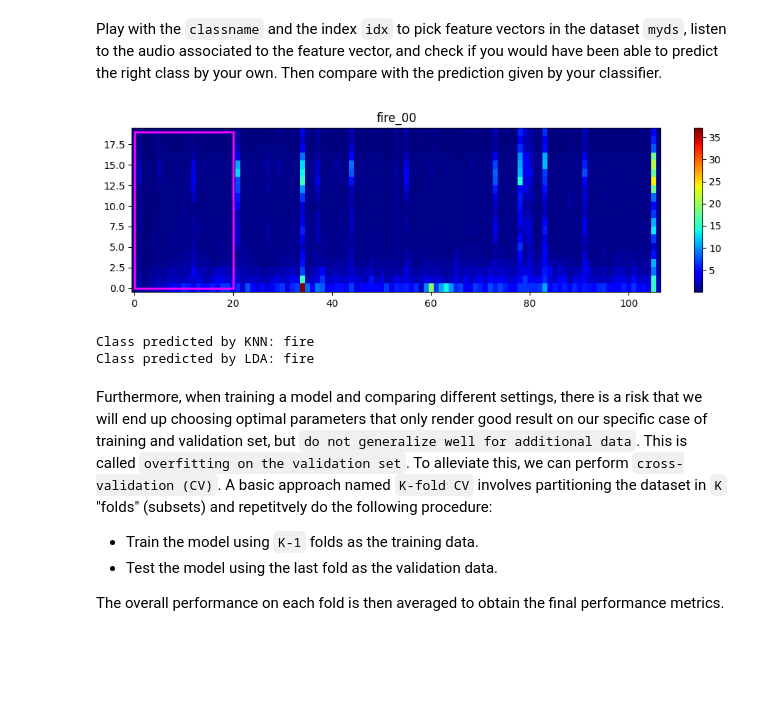
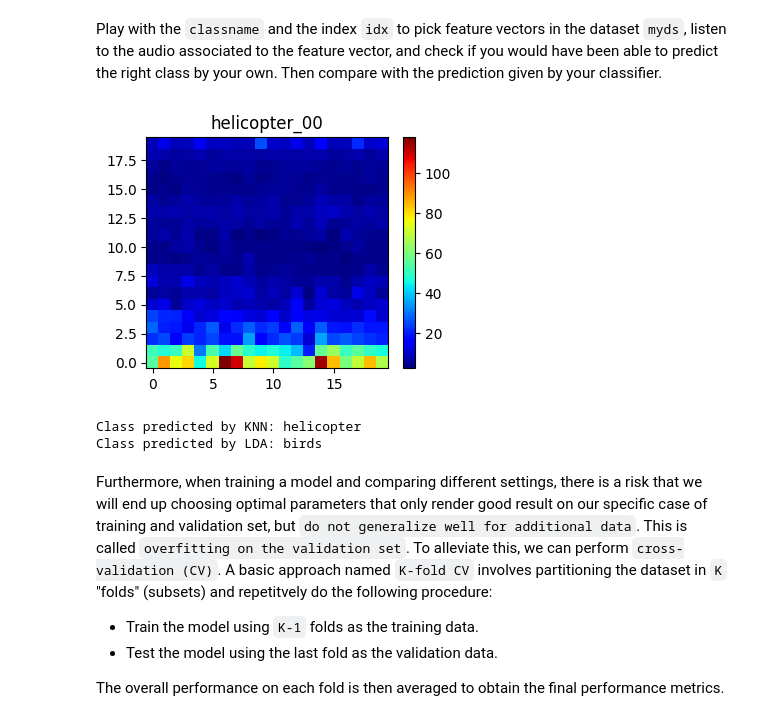
Before and after one commit to nderumier/LELEC210X, a Jupyter notebook: classification/h5a2_audio.ipynb, the cells around one changed output. Drawn from its saved outputs; the diff is of its cells as text; code cells hidden in the pictures; blank space fills up the shorter version.

```diff
--- a/classification/h5a2_audio.ipynb
+++ b/classification/h5a2_audio.ipynb
@@ -138,8 +138,8 @@ X, y = myds.get_feature_vectors()
 np.save(fm_dir + "feature_matrix_2D.npy", X)
 np.save(fm_dir + "labels.npy", y)
 
-# X = np.load(fm_dir+"feature_matrix_2D.npy")
-# y = np.load(fm_dir+"labels.npy")
+X = np.load(fm_dir+"feature_matrix_2D.npy")
+y = np.load(fm_dir+"labels.npy")
 
 print(f"Shape of the feature matrix : {X.shape}")
 print(f"Number of labels : {len(y)}")
@@ -224,23 +224,23 @@ Play with the ``classname`` and the index ``idx`` to pick feature vectors in the
 # %%
 ### TO RUN
 idx = 0
-classname = "fire"
+classname = "helicopter"
 myds.display([classname, idx], show_features=True)
-thisfv = myds.treat_spec(myds[classname, idx])[0]
+thisfv = myds[classname, idx].reshape(-1)
 
 # this artefact is necessary because the 'predict' function expects a matrix_like input.
 mat = np.zeros((2, len(thisfv)))
 mat[0] = thisfv
 
 prediction_knn = model_knn.predict(mat)
 prediction_lda = model_lda.predict(mat)
 
 print("Class predicted by KNN:", prediction_knn[0])
 print("Class predicted by LDA:", prediction_lda[0])
 # %% [output]
-[figure, old version]
+[figure, new version]
-Class predicted by KNN: fire
-Class predicted by LDA: fire
+Class predicted by KNN: helicopter
+Class predicted by LDA: birds
 # %% [markdown]
 Furthermore, when training a model and comparing different settings, there is a risk that we will end up choosing optimal parameters that only render good result on our specific case of training and validation set, but ``do not generalize well for additional data``. This is called ``overfitting on the validation set``. To alleviate this, we can perform ``cross-validation (CV)``. A basic approach named ``K-fold CV`` involves partitioning the dataset in ``K`` "folds" (subsets) and repetitvely do the following procedure:
 
```
Also changed, not shown: parts of 14 cells of this notebook, 3 other files.
